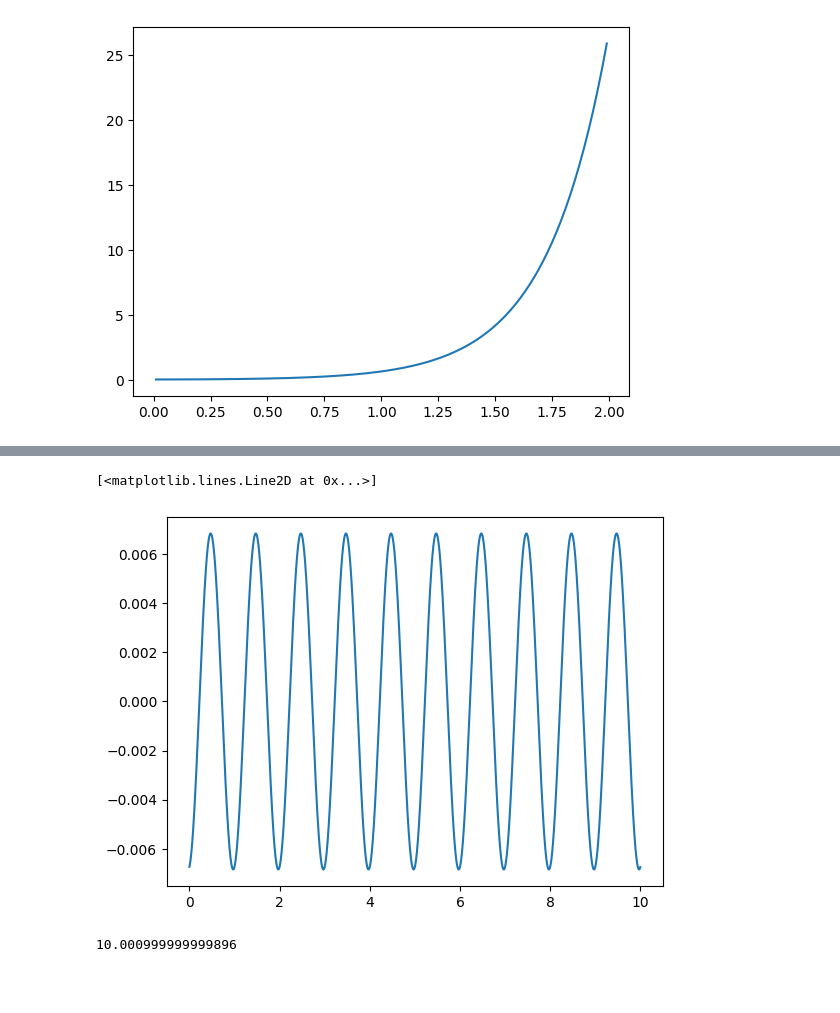
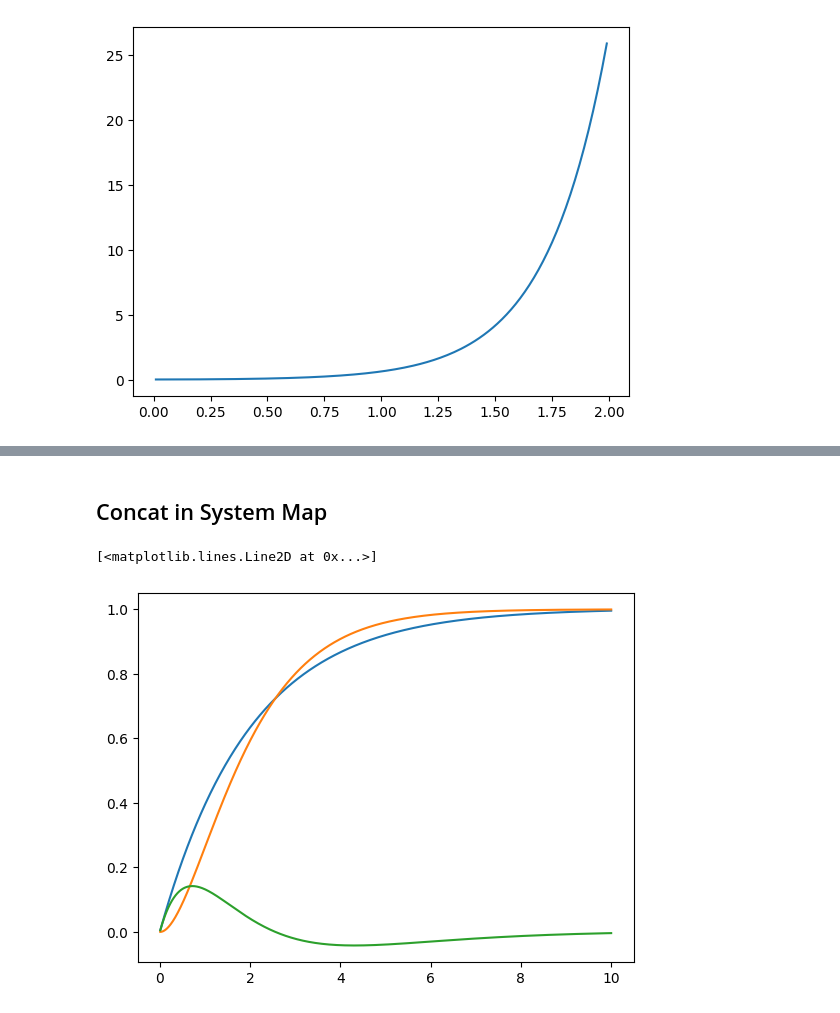
Before and after one commit to Lin-13/PySim, a Jupyter notebook: kalman.ipynb, the cells around one changed output, grey strips where cells are left out. Drawn from its saved outputs; the diff is of its cells as text; code cells hidden in the pictures; blank space fills up the shorter version.

Commit message:
PID cod system_map

```diff
--- a/kalman.ipynb
+++ b/kalman.ipynb
@@ -7,14 +7,17 @@ from state_space.system import Pendulm
 from state_space.simulator import DynamicSystem,Variable,WhiteNoise,TimerVariable
 # %%
 pendulm = Pendulm(1,0.2)
-simulator = DynamicSystem(pendulm.A,pendulm.B,pendulm.C,pendulm.D)
+simulator = DynamicSystem(pendulm.A,pendulm.B,pendulm.C,pendulm.D,Timer(10))
 simulator.init(np.array([[np.pi/10],[0]]))
 theta = []
 for step in range(10000):
     t = simulator.update(0)
+    simulator.timer.update()
     theta.append([simulator.t,t.item()])
 
 theta = np.array(theta)
 plt.plot(theta[:,0],theta[:,1])
+# simulator.u= 0
+# simulator.simulate()
 # %% [output]
 [<matplotlib.lines.Line2D at 0x...>]
@@ -117,14 +158,24 @@ array([[-0.00675032]])
+# %% [markdown]
+## Concat in System Map
+# %%
+from state_space.system_map import Concat,BaseBlock
+timer = Timer()
+t1 = Transfer((1,),(2,1),timer=timer)
+t2 = Transfer((1,),(1,2,1),timer=timer)
+t1.u,t2.u = 1,1
+con = Concat([t1,t2],(1,-1))
 # %%
 h = []
-for y in a:
-    h.append([a.t,y.item()])
-    timer.update()
+t1.init(np.array([[0]]))
+t2.init(np.array([[0],[0]]))
+for t in timer:
+    y1 = t1.update_self()
+    y2 = t2.update_self()
+    h.append([t,y1.item(),y2.item(),con.y.item()])
 h = np.array(h)
 plt.plot(h[:,0],h[:,1])
+plt.plot(h[:,0],h[:,2])
+plt.plot(h[:,0],h[:,3])
 # %% [output]
 [<matplotlib.lines.Line2D at 0x...>]
-[figure, old version]
+[figure, new version]
-# %%
-timer.t
-# %% [output]
-10.000999999999896
```
Also changed, not shown: parts of 13 cells of this notebook, 6 other files.
